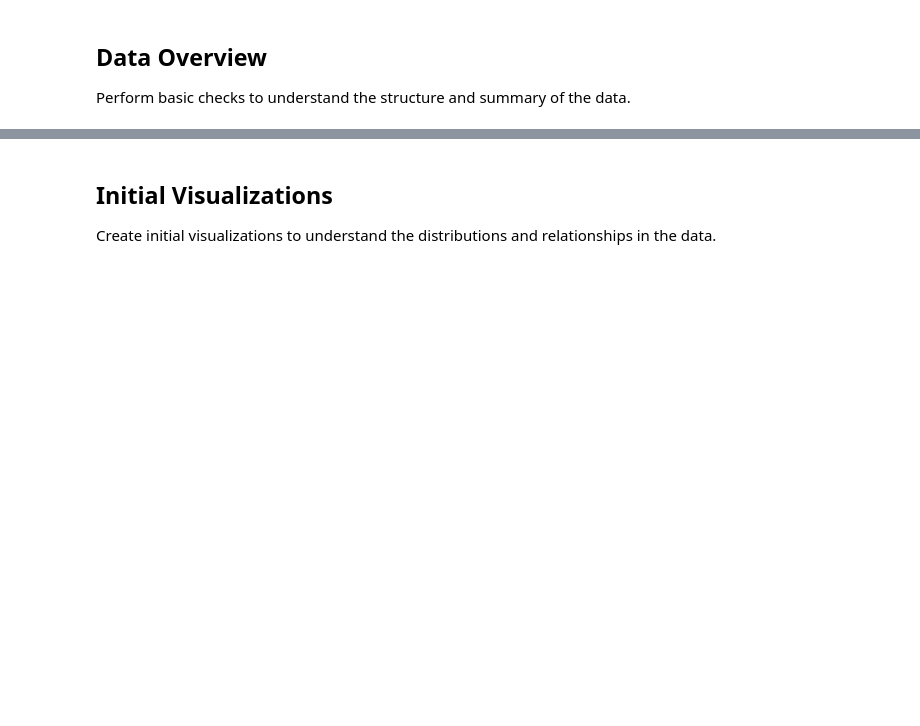
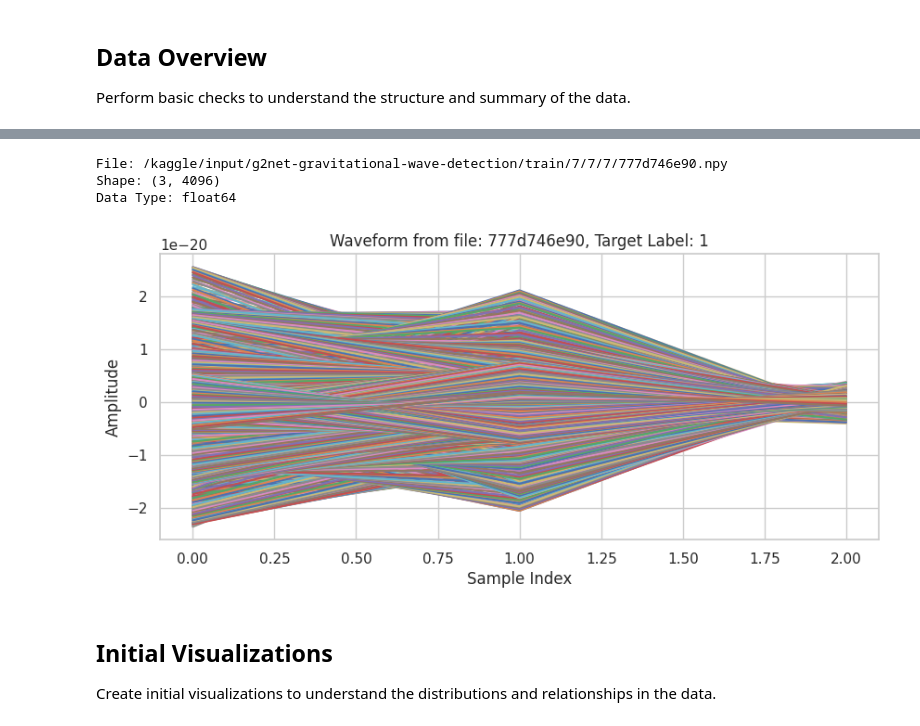
Before and after one commit to kovanhussein/Gravitation_Wave_Detection, a Jupyter notebook: gravitational-wave-detection.ipynb, the cells around one changed output, grey strips where cells are left out. Saved outputs shown, nothing was run; the diff lists cells and outputs as text; code cells hidden in the pictures; blank space fills up the shorter version.

Commit message:
Loading Dataset and Get a data Overview

```diff
--- a/gravitational-wave-detection.ipynb
+++ b/gravitational-wave-detection.ipynb
@@ -55,8 +55,3 @@ import os
 
 import warnings
 warnings.filterwarnings('ignore')
-
-
-# Load the training data
-train_df = pd.read_csv('/kaggle/input/g2net-gravitational-wave-detection/training_labels.csv')
-train_df.head()
@@ -62,0 +64,10 @@ train_df.head()
+# %%
+# Function to recursively list all files in nested directories
+def list_files(directory, extension):
+    return [os.path.join(dp, f) for dp, dn, filenames in os.walk(directory) for f in filenames if f.endswith(extension)]
+
+# List all .npy files in the train directory
+train_path = '/kaggle/input/g2net-gravitational-wave-detection/train'
+all_files = list_files(train_path, '.npy')
+
+print(f"Total training files found: {len(all_files)}")
@@ -67,3 +89,31 @@ Perform basic checks to understand the structure and summary of the data.
+# %%
+# Load one of the numpy arrays (e.g., the first one in the list)
+example_file = all_files[0]
+waveform_data = np.load(example_file)
+
+# Extract the file ID from the filename
+file_id = os.path.basename(example_file).replace('.npy', '')
+
+# Find the target label for this file ID in the train_df DataFrame
+target_label = train_df.loc[train_df['id'] == file_id, 'target'].values[0]
+
+# Display basic information about the numpy array
+print(f"File: {example_file}")
+print(f"Shape: {waveform_data.shape}")
+print(f"Data Type: {waveform_data.dtype}")
+
+# Plot the waveform data
+plt.figure(figsize=(10, 4))
+plt.plot(waveform_data)
+plt.title(f'Waveform from file: {file_id}, Target Label: {target_label}')
+plt.xlabel('Sample Index')
+plt.ylabel('Amplitude')
+plt.show()
+# %% [output]
+File: /kaggle/input/g2net-gravitational-wave-detection/train/7/7/7/777d746e90.npy
+Shape: (3, 4096)
+Data Type: float64
+[figure, added]
 # %%
 # Code for data overview
 # train.info()
```
Also changed, not shown: parts of 4 cells of this notebook.
